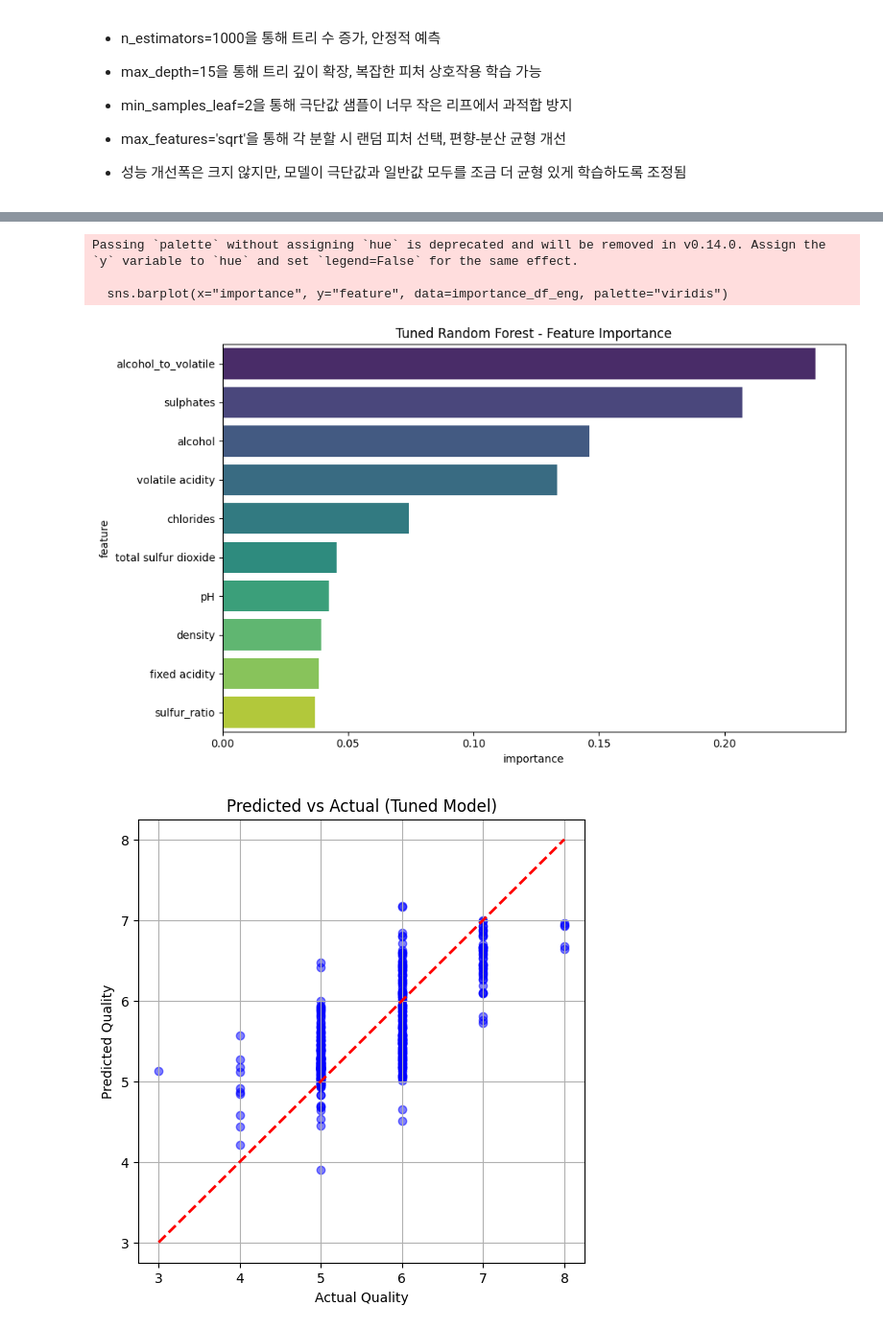
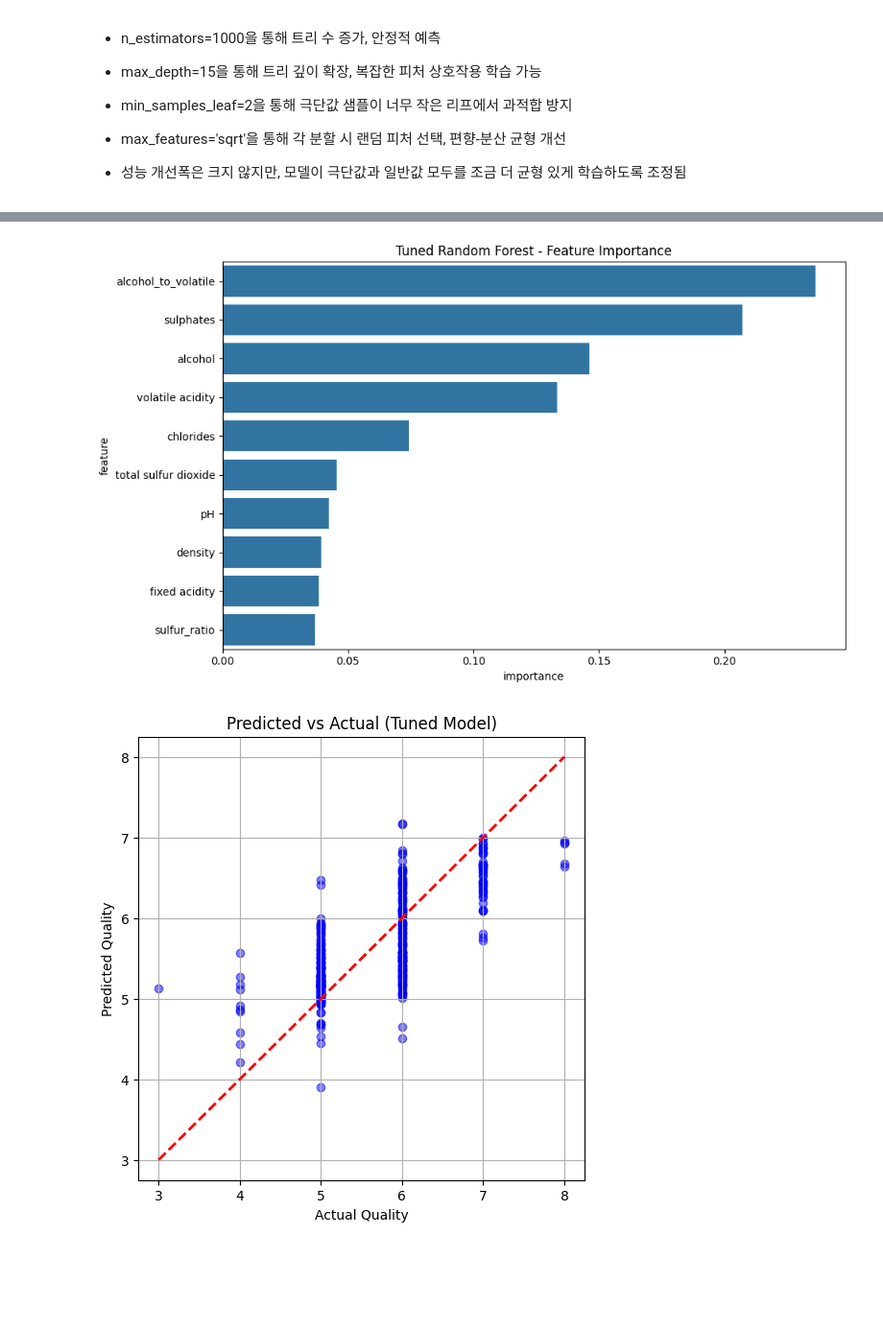
Before and after one commit to urcloud/Wine_Quality, a Jupyter notebook: 4_RandomForest.ipynb, the cells around one changed output, grey strips where cells are left out. Shown: that part at 96% size. Drawn from its saved outputs; the diff is of its cells as text; code cells hidden in the pictures; blank space fills up the shorter version.

```diff
--- a/4_RandomForest.ipynb
+++ b/4_RandomForest.ipynb
@@ -282,19 +282,6 @@ param_grid = {
     'min_samples_leaf': [1, 2, 4],         # 리프 노드에 있어야 할 최소 샘플 수
     'max_features': ['sqrt', 'log2']     # 각 분할에서 고려할 피처의 수
 }
-"""
-param_grid = {
-    'n_estimators': [100, 300, 500],
-    'max_depth': [10, 20, 30, None],
-    'min_samples_split': [2, 5, 10],
-    'min_samples_leaf': [1, 2, 4],
-    'max_features': ['sqrt', 'log2']
-}
-결과: Fitting 5 folds for each of 216 candidates, totalling 1080 fits최적의 파라미터:
-{'max_depth': 10, 'max_features': 'log2', 'min_samples_leaf': 4, 'min_samples_split': 10, 'n_estimators': 300}
-Best CV Score (Negative MSE): -1.3299RMSE: 0.5723, R2: 0.4987
-"""
-
 
 # 기본 모델 정의
 rf_base = RandomForestRegressor(random_state=42, n_jobs=-1)
@@ -332,7 +319,7 @@ importance_df_eng = pd.DataFrame({"feature": feature_names_eng, "importance": im
 importance_df_eng = importance_df_eng.sort_values("importance", ascending=False).reset_index(drop=True)
 
 plt.figure(figsize=(10,6))
-sns.barplot(x="importance", y="feature", data=importance_df_eng, palette="viridis")
+sns.barplot(x="importance", y="feature", data=importance_df_eng)
 plt.title("Tuned Random Forest - Feature Importance")
 plt.tight_layout()
 plt.show()
@@ -352,7 +339,4 @@ Fitting 5 folds for each of 216 candidates, totalling 1080 fits
 Best CV Score (Negative MSE): -1.3299
 RMSE: 0.5723, R2: 0.4987
-Passing `palette` without assigning `hue` is deprecated and will be removed in v0.14.0. Assign the `y` variable to `hue` and set `legend=False` for the same effect.
-
-  sns.barplot(x="importance", y="feature", data=importance_df_eng, palette="viridis")
-[figure, old version]
+[figure, new version]
 [figure]
```
Also changed, not shown: parts of 1 cell of this notebook.
